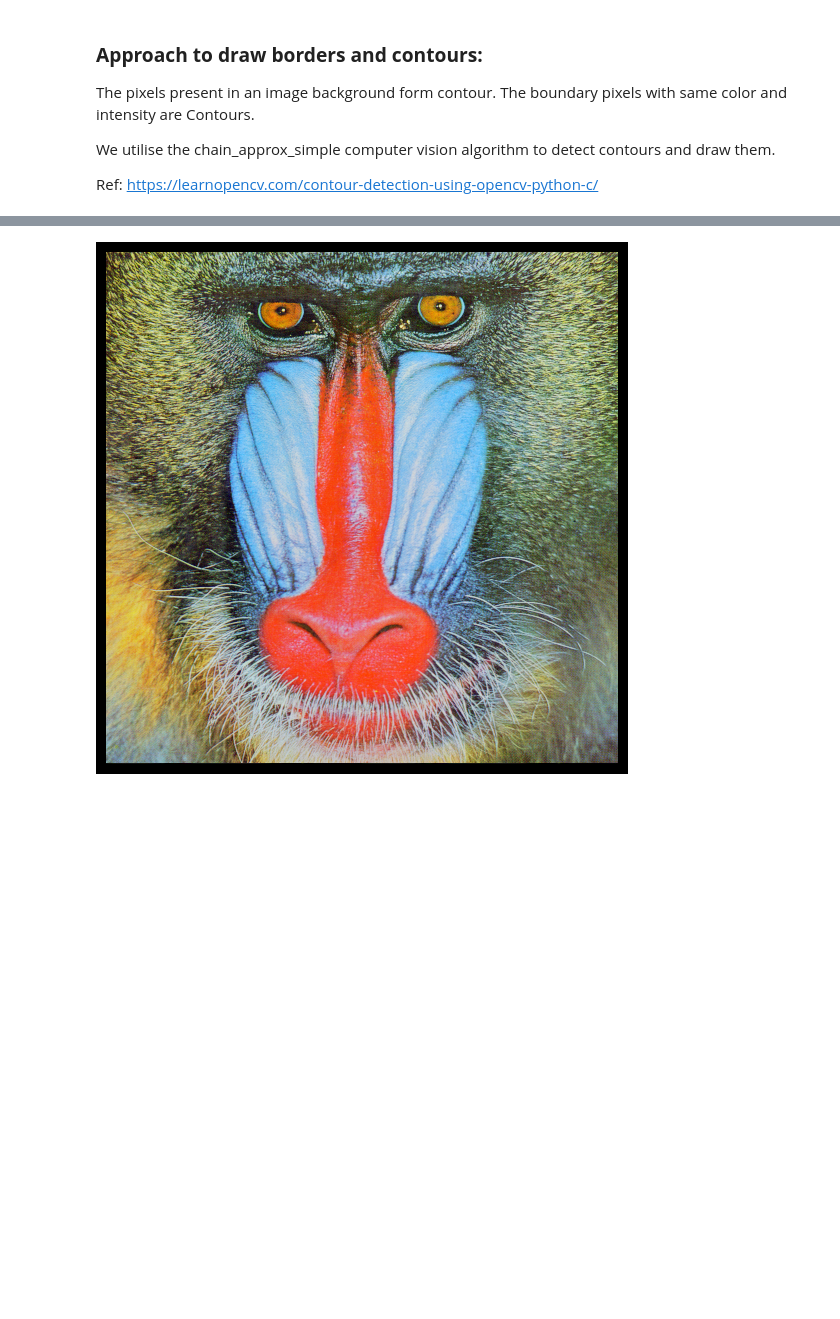
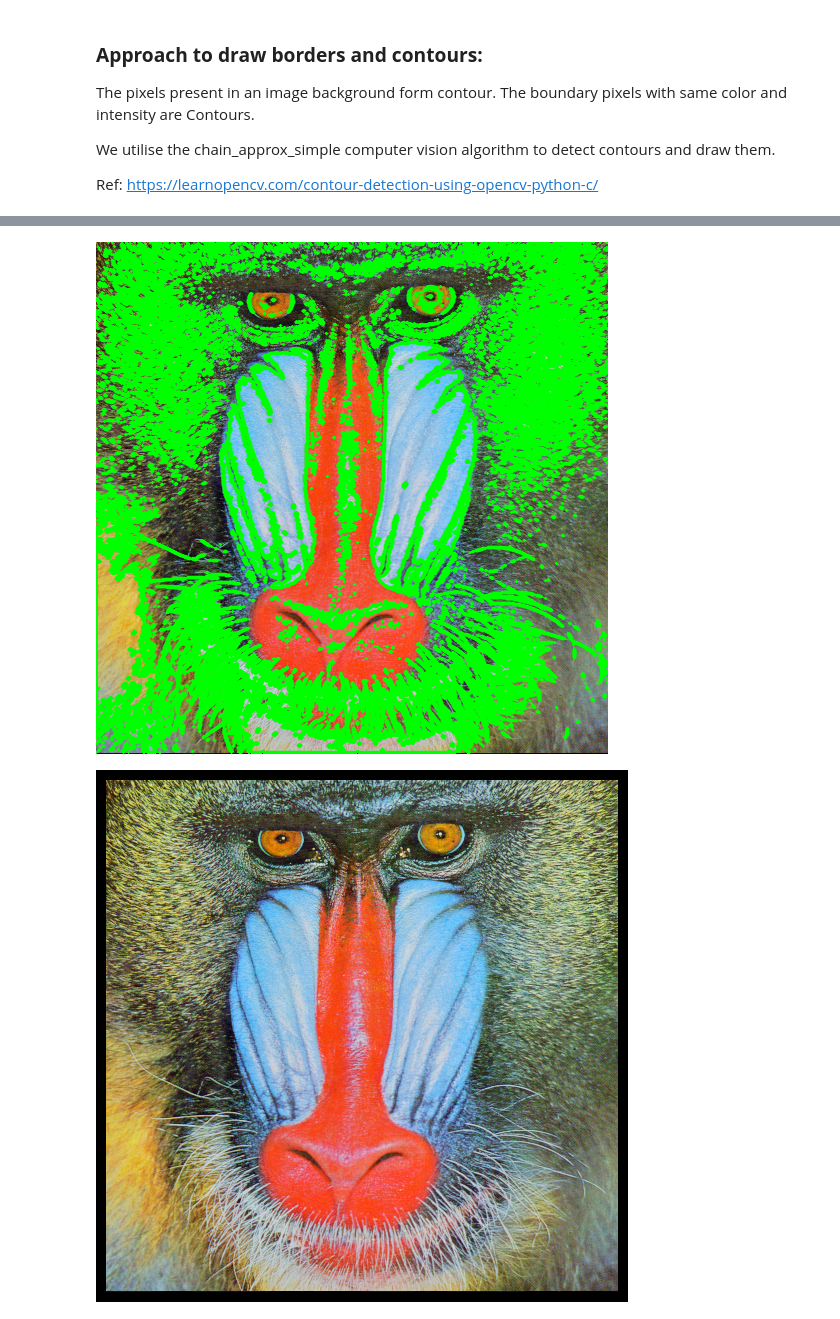
Before and after one commit to samyumobi/Image-object-detection-and-draw-, a Jupyter notebook: Python_boundary_edge_detection_model.ipynb, the cells around one changed output, grey strips where cells are left out. Drawn from its saved outputs; the diff is of its cells as text; code cells hidden in the pictures; blank space fills up the shorter version.

```diff
--- a/Python_boundary_edge_detection_model.ipynb
+++ b/Python_boundary_edge_detection_model.ipynb
@@ -58,58 +61,60 @@ Ref: https://learnopencv.com/contour-detection-using-opencv-python-c/
 # %%
-# import cv2 # Computer vision library
+import cv2 # Computer vision library
 
-# # Read the color image
-# # image = cv2.imread("shapes-small.jpg")
+# Read the color image
+# image = cv2.imread("shapes-small.jpg")
 
-# # Make a copy
-# new_image = image.copy()
+# Make a copy
+new_image = image.copy()
 
-# # Obtain Gray scale image
-# gray = cv2.cvtColor(image, cv2.COLOR_BGR2GRAY)
+# Obtain Gray scale image
+gray = cv2.cvtColor(image, cv2.COLOR_BGR2GRAY)
 
 
 
-# # Convert the grayscale image to binary
-# ret, binary = cv2.threshold(gray, 150, 255,
-#   cv2.THRESH_BINARY)
+# Convert the grayscale image to binary
+ret, binary = cv2.threshold(gray, 150, 255,
+  cv2.THRESH_BINARY)
 
 
 
-# # To detect object contours, we want a black background and a white
-# # foreground, so we invert the image (i.e. 255 - pixel value)
-# # inverted_binary = ~binary
+# To detect object contours, we want a black background and a white
+# foreground, so we invert the image (i.e. 255 - pixel value)
+# inverted_binary = ~binary
 
 
-# # Find the contours on the inverted binary image, and store them in a list
-# # Contours are drawn around white blobs.
-# # hierarchy variable contains info on the relationship between the contours
-# contours, hierarchy = cv2.findContours(binary,
-#                                        cv2.RETR_TREE,
-#                                        cv2.CHAIN_APPROX_NONE)
+# Find the contours on the inverted binary image, and store them in a list
+# Contours are drawn around white blobs.
+# hierarchy variable contains info on the relationship between the contours
+contours, hierarchy = cv2.findContours(binary,
+                                       cv2.RETR_TREE,
+                                       cv2.CHAIN_APPROX_NONE)
 
-# # Draw the contours (in red) on the original image and display the result
-# # Input color code is in BGR (blue, green, red) format
-# # -1 means to draw all contours
-# image_copy1 = image.copy()
-# cv2.drawContours(image_copy1, contours, -1,(0,255,0),2,cv2.LINE_AA)
+# Draw the contours (in red) on the original image and display the result
+# Input color code is in BGR (blue, green, red) format
+# -1 means to draw all contours
+image_copy1 = image.copy()
+cv2.drawContours(image_copy1, contours, -1,(0,255,0),2,cv2.LINE_AA)
 
 
-# # Show the total number of contours that were detected
-# # print('Total number of contours detected: ' + str(len(contours)))
+# Show the total number of contours that were detected
+# print('Total number of contours detected: ' + str(len(contours)))
 
 
 
-# # Draw a bounding box around all contours
-# # for c in contours:
-# #   x, y, w, h = cv2.boundingRect(c)
+# Draw a bounding box around all contours
+# for c in contours:
+#   x, y, w, h = cv2.boundingRect(c)
 
-# #     # Make sure contour area is large enough
-# #   if (cv2.contourArea(c)) > 10:
-# #     cv2.rectangle(with_contours,(x,y), (x+w,y+h), (255,0,0), 5)
+#     # Make sure contour area is large enough
+#   if (cv2.contourArea(c)) > 10:
+#     cv2.rectangle(with_contours,(x,y), (x+w,y+h), (255,0,0), 5)
 
-# cv2_imshow(image_copy1)
-# cv2.waitKey(0)
-# cv2.destroyAllWindows()
+cv2_imshow(image_copy1)
+cv2.waitKey(0)
+cv2.destroyAllWindows()
+# %% [output]
+[figure, added]
 # %%
 ## Make border draws a border around the image
 
```
Also changed, not shown: parts of 1 cell of this notebook.
